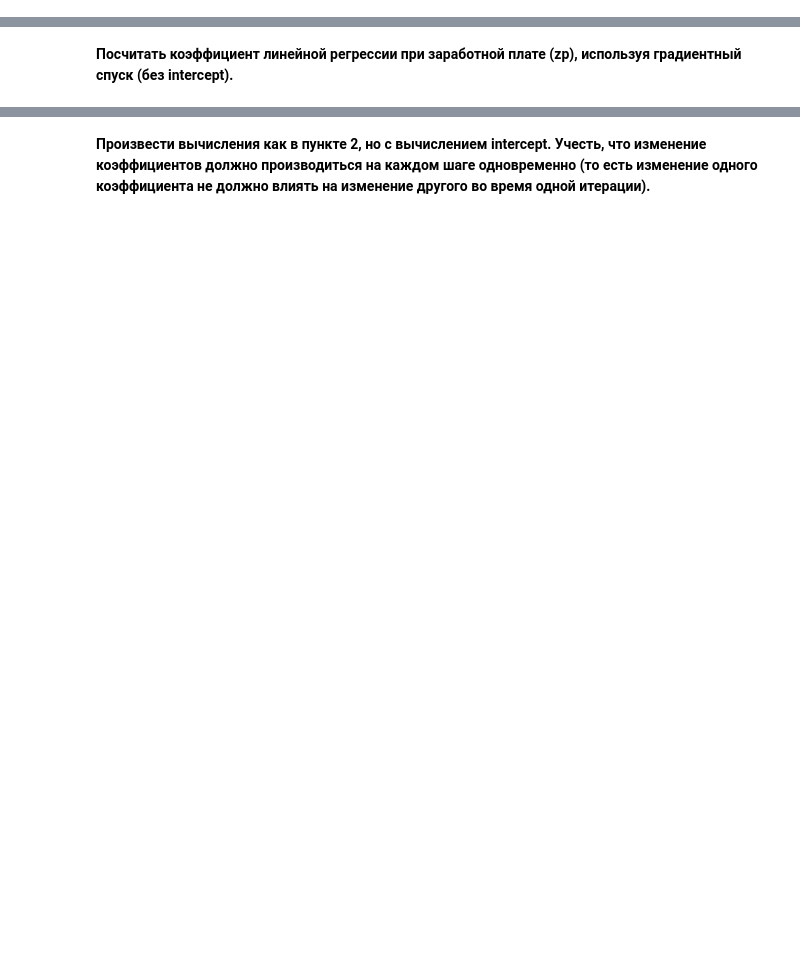
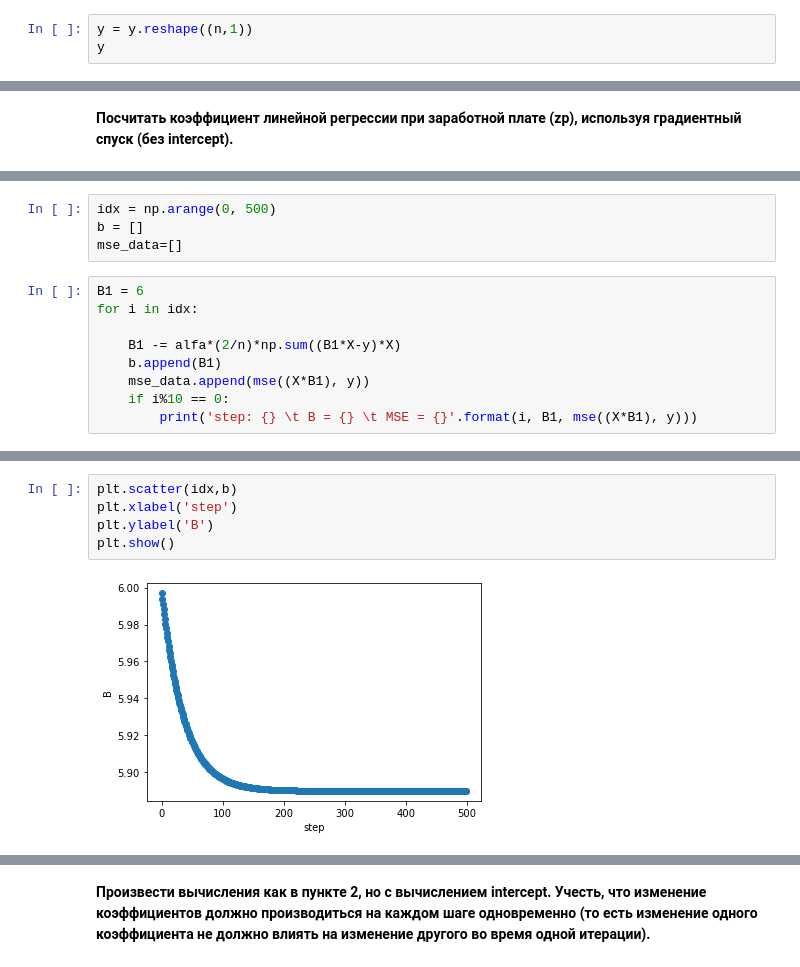
Before and after one commit to GoninM/GB_probability_theory, a Jupyter notebook: homework_7.ipynb, the cells around one changed output, grey strips where cells are left out. Saved outputs shown, nothing was run; the diff lists cells and outputs as text; blank space fills up the shorter version.

```diff
--- a/homework_7.ipynb
+++ b/homework_7.ipynb
@@ -15,0 +44,3 @@ array([401, 574, 874, 919, 459, 739, 653, 902, 746, 832])
+# %%
+y = y.reshape((n,1))
+y
@@ -17,0 +139,13 @@ array([401, 574, 874, 919, 459, 739, 653, 902, 746, 832])
+# %%
+idx = np.arange(0, 500)
+b = []
+mse_data=[]
+# %%
+B1 = 6
+for i in idx:
+
+    B1 -= alfa*(2/n)*np.sum((B1*X-y)*X)
+    b.append(B1)
+    mse_data.append(mse((X*B1), y))
+    if i%10 == 0:
+        print('step: {} \t B = {} \t MSE = {}'.format(i, B1, mse((X*B1), y)))
@@ -17,0 +170,7 @@ array([401, 574, 874, 919, 459, 739, 653, 902, 746, 832])
+# %%
+plt.scatter(idx,b)
+plt.xlabel('step')
+plt.ylabel('B')
+plt.show()
+# %% [output]
+[figure, added]
```
Also changed, not shown: parts of 30 cells of this notebook.
